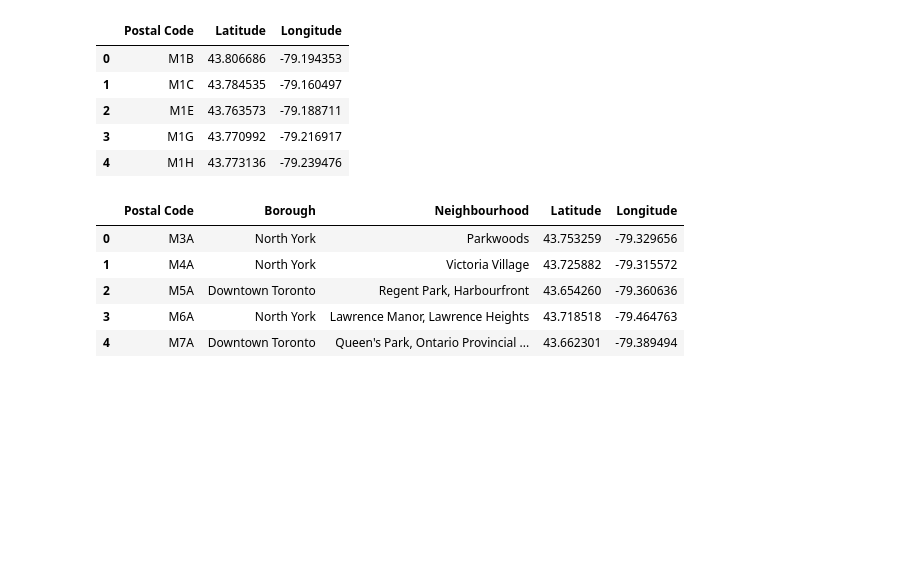
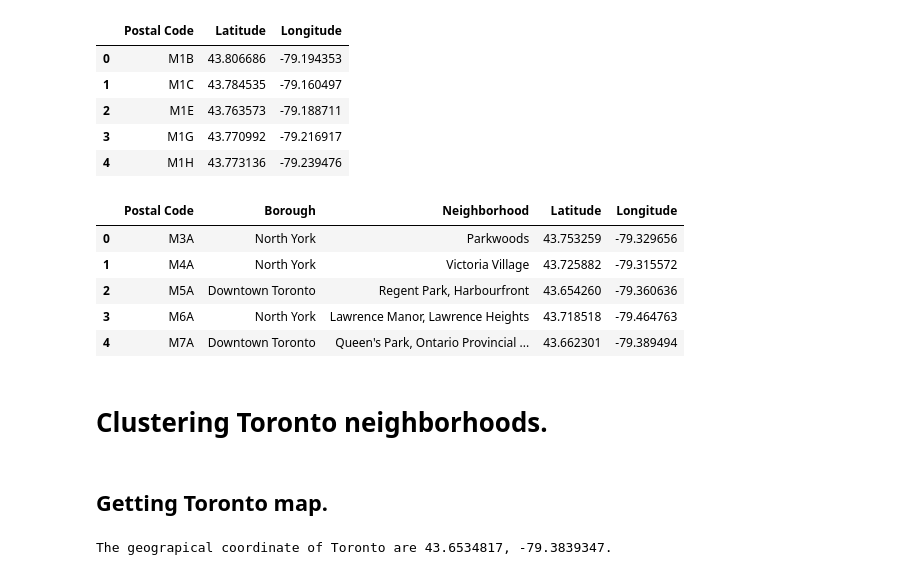
Before and after one commit to felipedmnq/Coursera_Capstone, a Jupyter notebook: Notebooks/DS_Capstone_IBM_week03_neighborhoods_in_Toronto..ipynb, the cells around one changed output. Saved outputs shown, nothing was run; the diff lists cells and outputs as text; code cells hidden in the pictures; blank space fills up the shorter version.

```diff
--- a/Notebooks/DS_Capstone_IBM_week03_neighborhoods_in_Toronto..ipynb
+++ b/Notebooks/DS_Capstone_IBM_week03_neighborhoods_in_Toronto..ipynb
@@ -129,12 +159,27 @@ df_loc.head()
 # %%
 # Concatenating both dataframes.
 
-df = pd.merge(df_soup, df_loc, on = 'Postal Code')
-df.head()
+df_toronto = pd.merge(df_soup, df_loc, on = 'Postal Code')
+df_toronto.columns = ['Postal Code', 'Borough', 'Neighborhood', 'Latitude', 'Longitude']
+df_toronto.head()
 # %% [output]
-|  | Postal Code | Borough | Neighbourhood | Latitude | Longitude |
+|  | Postal Code | Borough | Neighborhood | Latitude | Longitude |
 | 0 | M3A | North York | Parkwoods | 43.753259 | -79.329656 |
 | 1 | M4A | North York | Victoria Village | 43.725882 | -79.315572 |
 | 2 | M5A | Downtown Toronto | Regent Park, Harbourfront | 43.654260 | -79.360636 |
 | 3 | M6A | North York | Lawrence Manor, Lawrence Heights | 43.718518 | -79.464763 |
 | 4 | M7A | Downtown Toronto | Queen's Park, Ontario Provincial ... | 43.662301 | -79.389494 |
+# %% [markdown]
+# Clustering Toronto neighborhoods.
+# %% [markdown]
+## Getting Toronto map.
+# %%
+address = 'Toronto, Ontario'
+
+geolocator = Nominatim(user_agent="Toronto_explorer")
+location = geolocator.geocode(address)
+latitude = location.latitude
+longitude = location.longitude
+print(f'The geograpical coordinate of Toronto are {latitude}, {longitude}.')
+# %% [output]
+The geograpical coordinate of Toronto are 43.6534817, -79.3839347.
```
Also changed, not shown: parts of 26 cells of this notebook.
